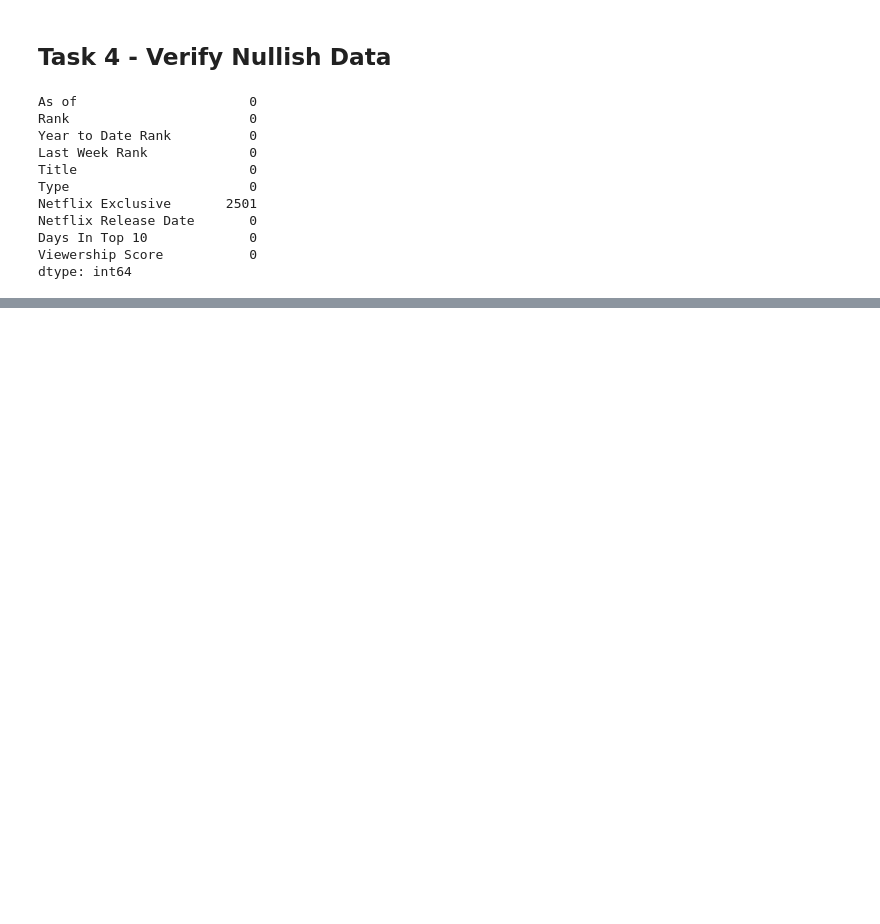
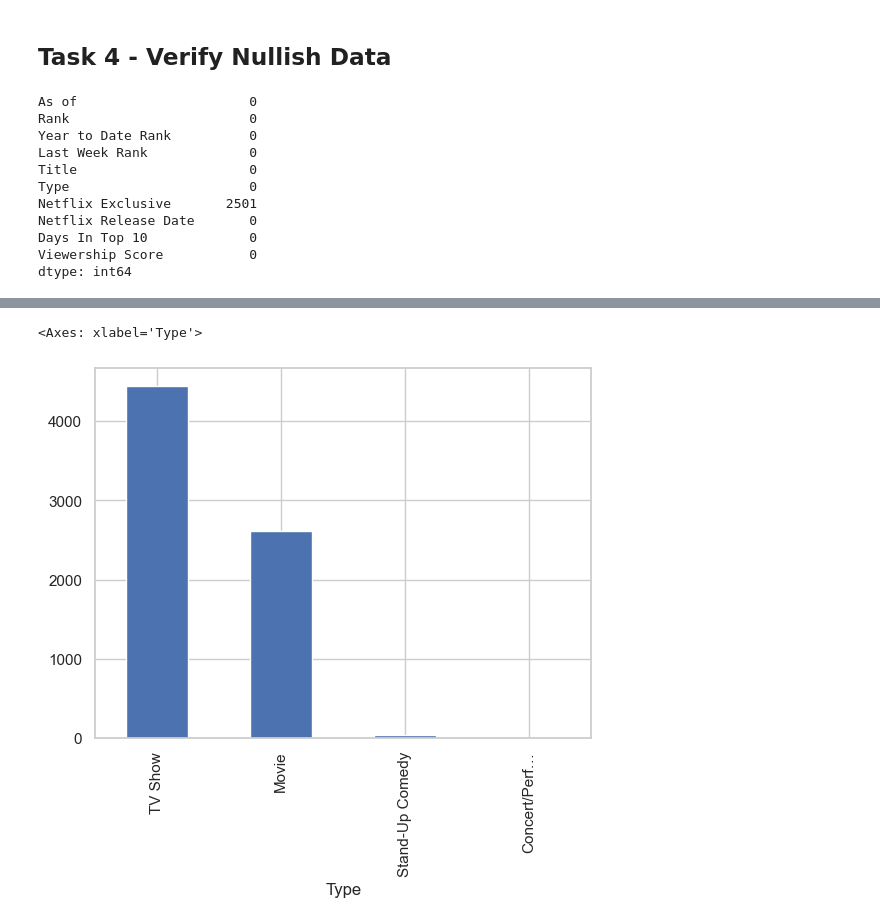
Before and after one commit to arthurrios/eda_netflix, a Jupyter notebook: netflix_churn.ipynb, the cells around one changed output, grey strips where cells are left out. Cells and saved outputs as stored; diff of their text form; code cells hidden in the pictures; blank space fills up the shorter version.

```diff
--- a/netflix_churn.ipynb
+++ b/netflix_churn.ipynb
@@ -86,0 +145,5 @@ dtype: int64
+# %%
+df.Type.value_counts().plot(kind='bar')
+# %% [output]
+<Axes: xlabel='Type'>
+[figure, added]
```
Also changed, not shown: parts of 8 cells of this notebook.
